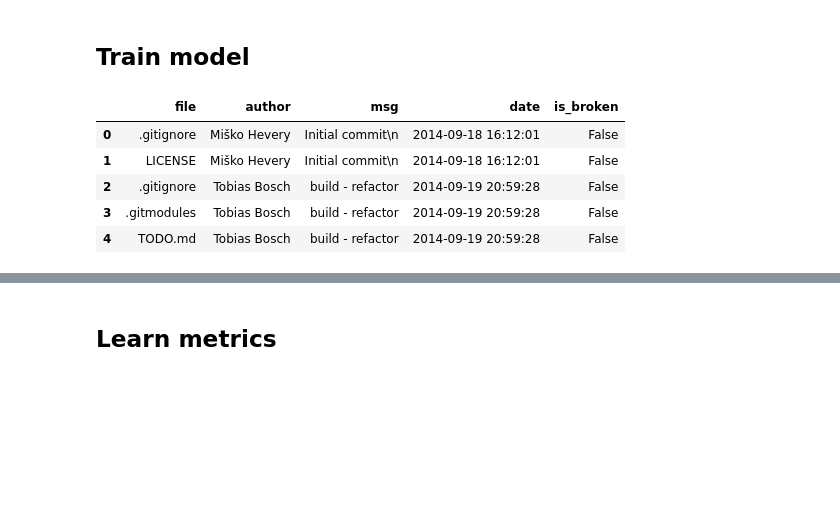
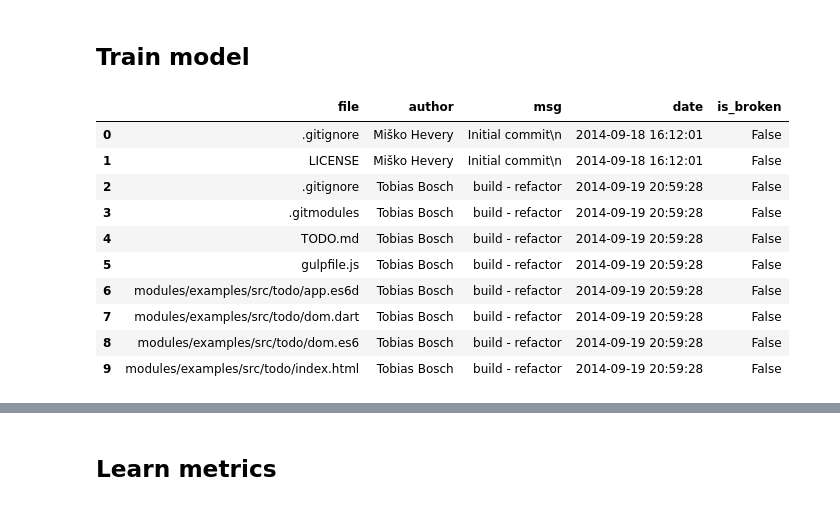
Before and after one commit to siailya/becoder-hack, a Jupyter notebook: catboost_model/becoder.ipynb, the cells around one changed output, grey strips where cells are left out. Drawn from its saved outputs; the diff is of its cells as text; code cells hidden in the pictures; blank space fills up the shorter version.

```diff
--- a/catboost_model/becoder.ipynb
+++ b/catboost_model/becoder.ipynb
@@ -139,18 +141,23 @@ For one commit: 0:00:00.024256
 # %%
 data_src = "output/analyse_data_angular.json"
 
 df = pd.read_json(data_src)
 
 df['date'] = df['date'].astype(str)
 
-df.head()
+df.head(10)
 # %% [output]
 |  | file | author | msg | date | is_broken |
 | 0 | .gitignore | Miško Hevery | Initial commit\n | 2014-09-18 16:12:01 | False |
 | 1 | LICENSE | Miško Hevery | Initial commit\n | 2014-09-18 16:12:01 | False |
 | 2 | .gitignore | Tobias Bosch | build - refactor | 2014-09-19 20:59:28 | False |
 | 3 | .gitmodules | Tobias Bosch | build - refactor | 2014-09-19 20:59:28 | False |
 | 4 | TODO.md | Tobias Bosch | build - refactor | 2014-09-19 20:59:28 | False |
+| 5 | gulpfile.js | Tobias Bosch | build - refactor | 2014-09-19 20:59:28 | False |
+| 6 | modules/examples/src/todo/app.es6d | Tobias Bosch | build - refactor | 2014-09-19 20:59:28 | False |
+| 7 | modules/examples/src/todo/dom.dart | Tobias Bosch | build - refactor | 2014-09-19 20:59:28 | False |
+| 8 | modules/examples/src/todo/dom.es6 | Tobias Bosch | build - refactor | 2014-09-19 20:59:28 | False |
+| 9 | modules/examples/src/todo/index.html | Tobias Bosch | build - refactor | 2014-09-19 20:59:28 | False |
 # %%
 train_df, test_df = train_test_split(df, test_size=0.2)
 
```
Also changed, not shown: parts of 10 cells of this notebook.
